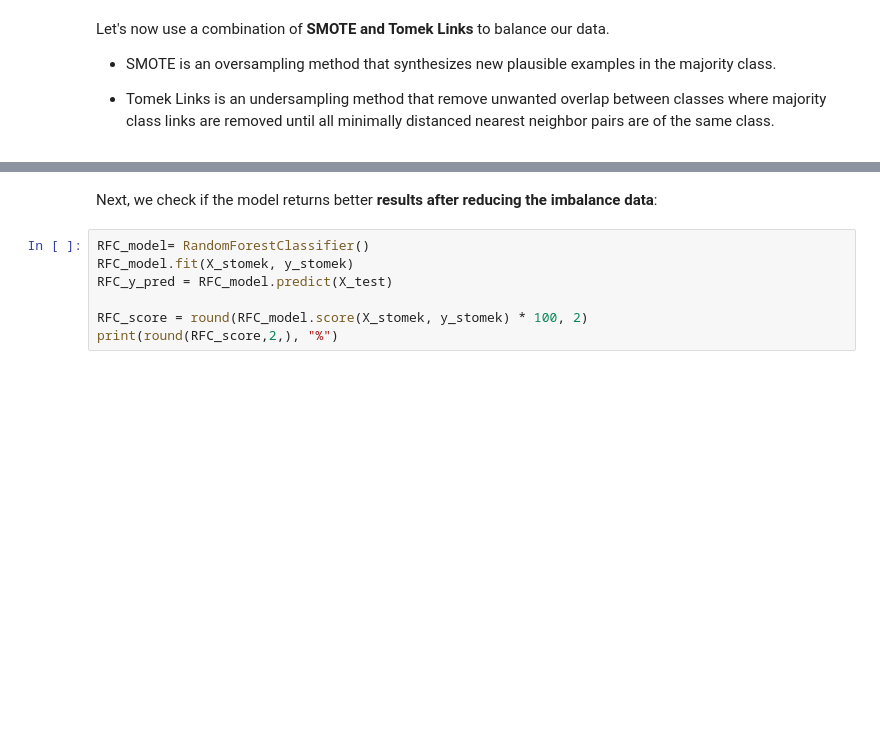
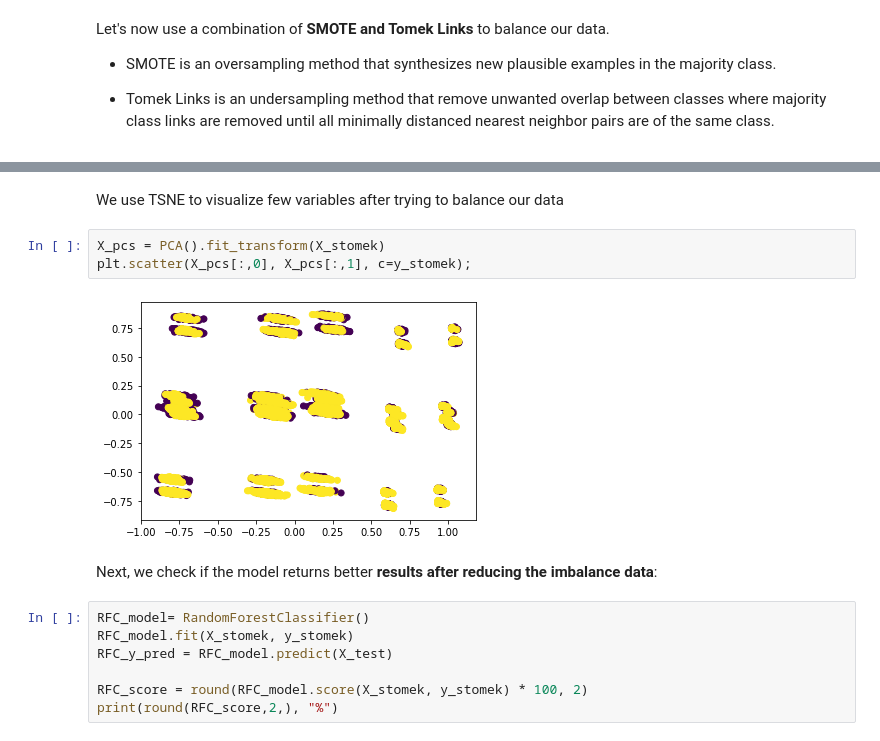
Before and after one commit to ironhack-bcn-data-june-2020/project-ml-bank-churn, a Jupyter notebook: ML_RFC.ipynb, the cells around one changed output, grey strips where cells are left out. Drawn from its saved outputs; the diff is of its cells as text; blank space fills up the shorter version.

```diff
--- a/ML_RFC.ipynb
+++ b/ML_RFC.ipynb
@@ -212,3 +265,10 @@ plt.scatter(X_red[:,0],X_red[:,1], c=y_stomek);
+# %% [markdown]
+We use TSNE to visualize few variables after trying to balance our data
+# %%
+X_pcs = PCA().fit_transform(X_stomek)
+plt.scatter(X_pcs[:,0], X_pcs[:,1], c=y_stomek);
+# %% [output]
+[figure, added]
 # %% [markdown]
 Next, we check if the model returns better **results after reducing the imbalance data**:
 # %%
```
Also changed, not shown: parts of 101 cells of this notebook.
